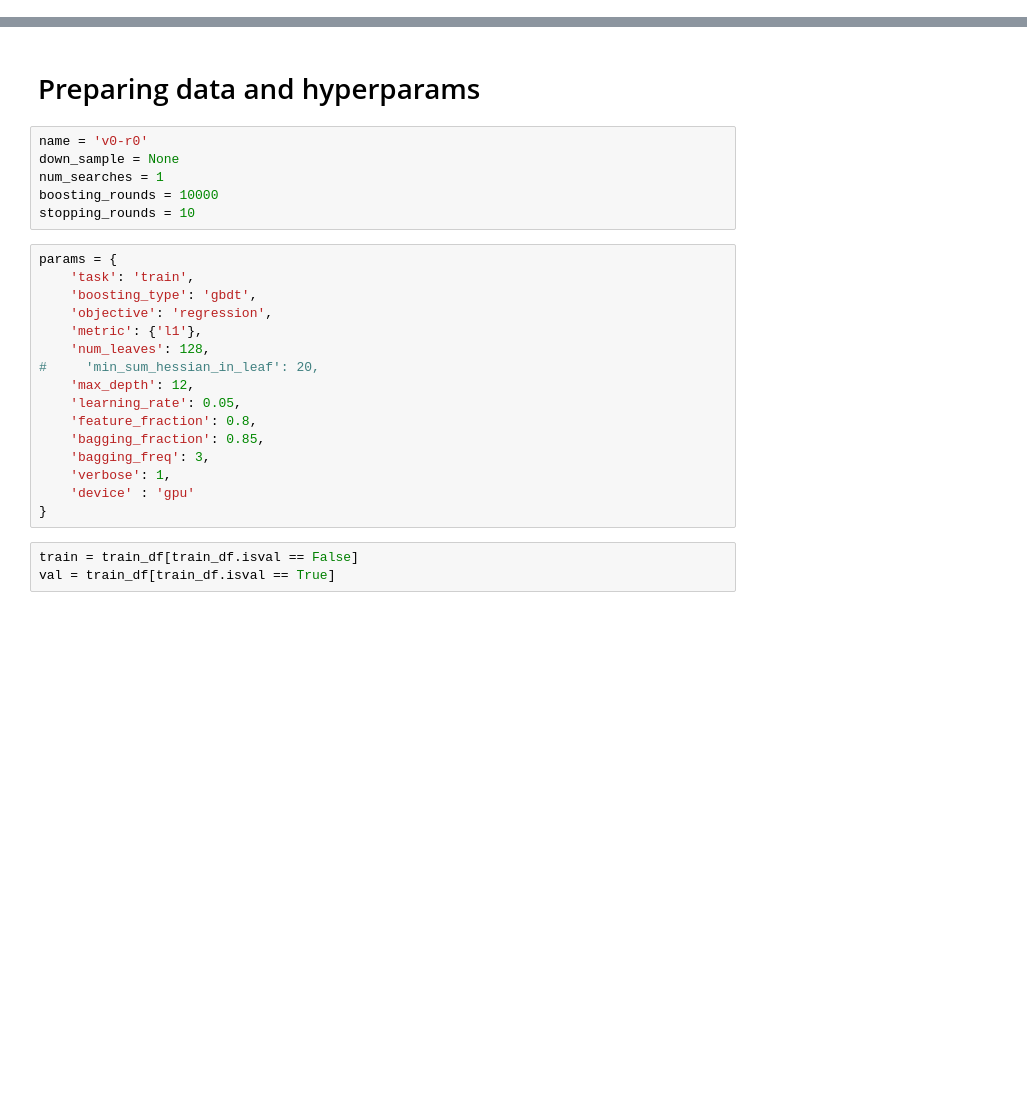
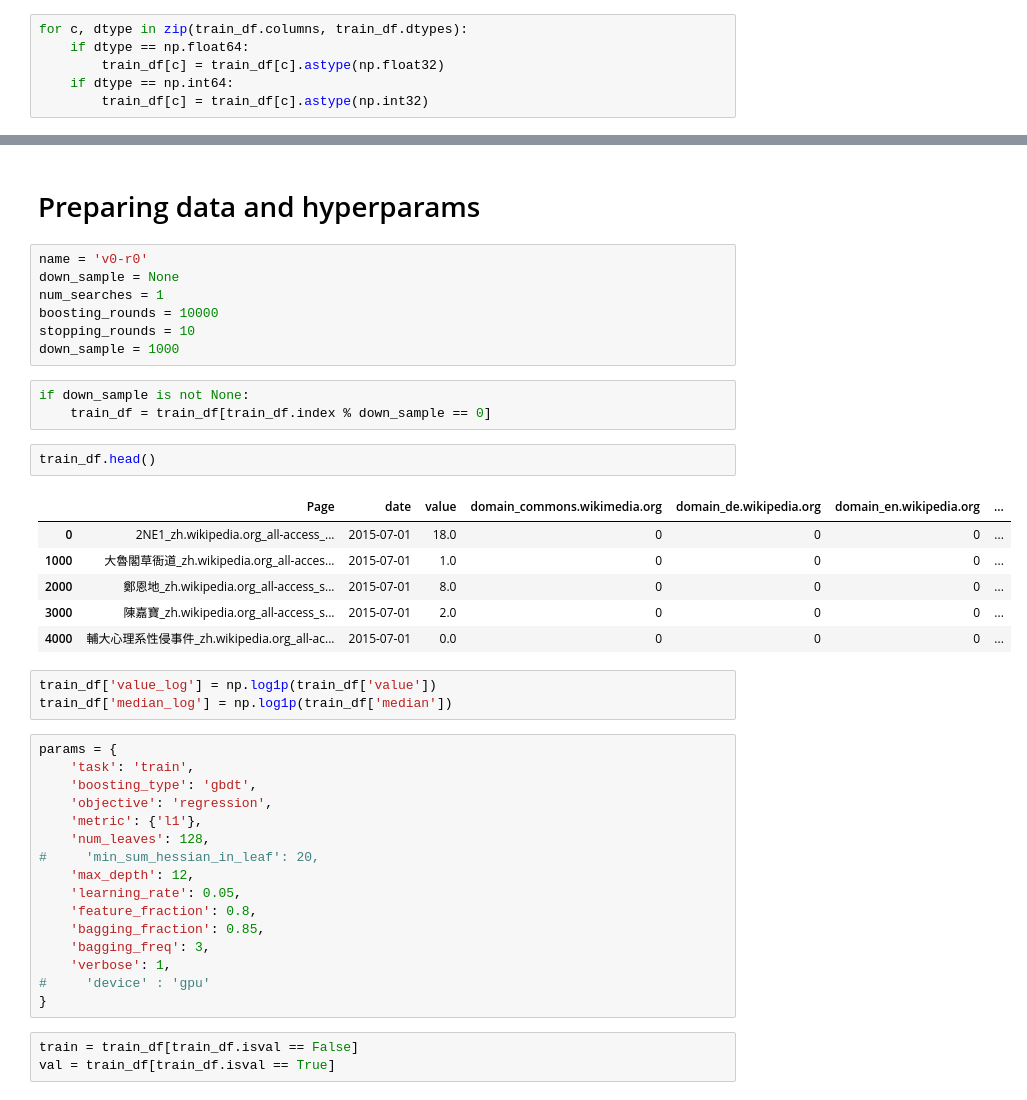
Before and after one commit to kylinorange/kaggle-wikipedia, a Jupyter notebook: LightGBM Training.ipynb, the cells around one changed output, grey strips where cells are left out. Drawn from its saved outputs; the diff is of its cells as text; blank space fills up the shorter version.

```diff
--- a/LightGBM Training.ipynb
+++ b/LightGBM Training.ipynb
@@ -67,3 +72,9 @@ train_df = train_df.astype(np.float32, copy=False)
+# %%
+for c, dtype in zip(train_df.columns, train_df.dtypes):
+    if dtype == np.float64:
+        train_df[c] = train_df[c].astype(np.float32)
+    if dtype == np.int64:
+        train_df[c] = train_df[c].astype(np.int32)
 # %%
 del median_df, page_df, date_df, train
 gc.collect()
@@ -75,6 +88,22 @@ down_sample = None
 num_searches = 1
 boosting_rounds = 10000
 stopping_rounds = 10
+down_sample = 1000
+# %%
+if down_sample is not None:
+    train_df = train_df[train_df.index % down_sample == 0]
+# %%
+train_df.head()
+# %% [output]
+|  | Page | date | value | domain_commons.wikimedia.org | domain_de.wikipedia.org | domain_en.wikipedia.org | ... |
+| 0 | 2NE1_zh.wikipedia.org_all-access_... | 2015-07-01 | 18.0 | 0 | 0 | 0 | ... |
+| 1000 | 大魯閣草衙道_zh.wikipedia.org_all-acces... | 2015-07-01 | 1.0 | 0 | 0 | 0 | ... |
+| 2000 | 鄭恩地_zh.wikipedia.org_all-access_s... | 2015-07-01 | 8.0 | 0 | 0 | 0 | ... |
+| 3000 | 陳嘉寶_zh.wikipedia.org_all-access_s... | 2015-07-01 | 2.0 | 0 | 0 | 0 | ... |
+| 4000 | 輔大心理系性侵事件_zh.wikipedia.org_all-ac... | 2015-07-01 | 0.0 | 0 | 0 | 0 | ... |
+# %%
+train_df['value_log'] = np.log1p(train_df['value'])
+train_df['median_log'] = np.log1p(train_df['median'])
 # %%
 params = {
     'task': 'train',
@@ -89,7 +118,7 @@ params = {
     'bagging_fraction': 0.85,
     'bagging_freq': 3,
     'verbose': 1,
-    'device' : 'gpu'
+#     'device' : 'gpu'
 }
 # %%
 train = train_df[train_df.isval == False]
```
Also changed, not shown: parts of 8 cells of this notebook, 1 other file.
